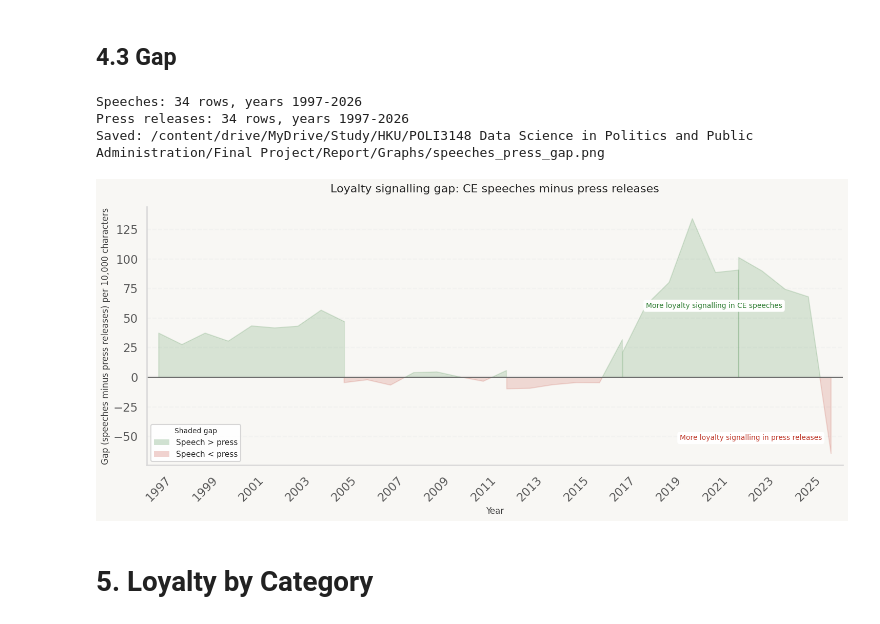
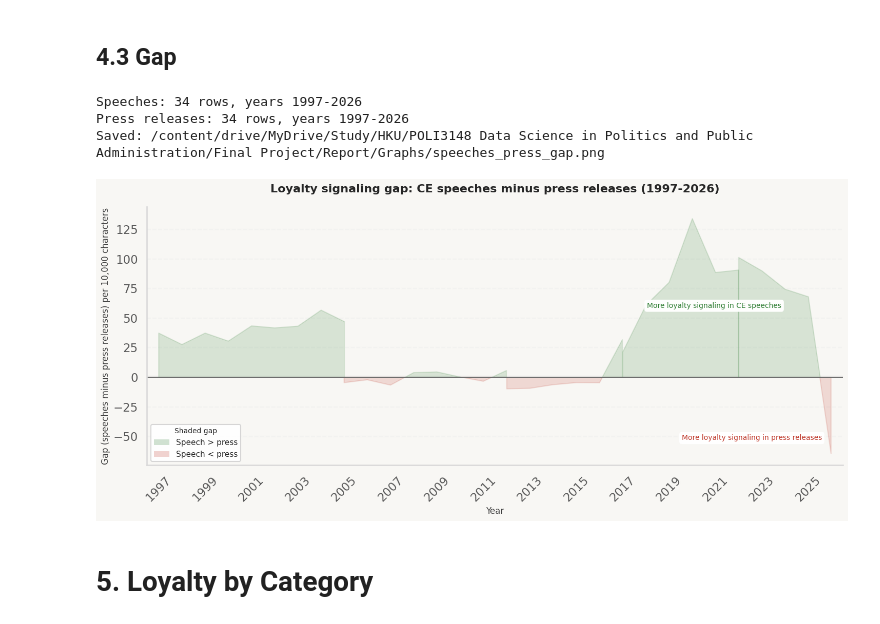
Before and after one commit to dengsherry2003-ui/Final_Project, a Jupyter notebook: Code/Analysis_combined.ipynb, the cells around one changed output. Drawn from its saved outputs; the diff is of its cells as text; code cells hidden in the pictures.

```diff
--- a/Code/Analysis_combined.ipynb
+++ b/Code/Analysis_combined.ipynb
@@ -841,7 +841,7 @@ else:
     # 设置标签与标题
     ax1.set_xlabel('Year', fontsize=12)
     ax1.set_ylabel("Keyword Hits per 10k Characters", fontsize=12)
-    plt.title("Trend of Loyalty Signaling in CE Speeches by Year (1997-Present)", fontsize=16, pad=30)
+    plt.title("Trend of Loyalty Signaling in CE Speeches by Year (1997-2026)", fontsize=20, fontweight="bold", pad=30)
 
     # 设定图例：合并 ax1 的内容
     handles, labels = ax1.get_legend_handles_labels()
@@ -1013,7 +1013,7 @@ import seaborn as sns
 import numpy as np
 
 # ==========================================
-# 按年份统计Loyalty Signalling密度：柱状图（总体）+ 折线图（各特首）
+# 按年份统计Loyalty Signaling密度：柱状图（总体）+ 折线图（各特首）
 # ==========================================
 
 sns.set_theme(style="whitegrid", rc={"axes.edgecolor": "0.8", "grid.color": "0.9"})
@@ -1063,7 +1063,7 @@ for ce_name, texts in all_sources:
             continue
 
         char_count = len(content)
-        # 计算该篇文本包含的Loyalty Signalling关键词命中总数
+        # 计算该篇文本包含的Loyalty Signaling关键词命中总数
         hits = sum(content.count(kw) for kw in loyalty_signaling_keywords)
 
         yearly_data.append({
@@ -1145,7 +1145,7 @@ else:
     # 设置标签与标题
     ax1.set_xlabel('Year', fontsize=12)
     ax1.set_ylabel("Keyword Hits per 10k Characters", fontsize=12)
-    plt.title("Trend of Loyalty Signalling in Press Releases by Year (1997-Present)", fontsize=16, pad=30)
+    plt.title("Trend of Loyalty Signaling in Press Releases by Year (1997-2026)", fontsize=16, fontweight="bold", pad=30)
 
     # 设定图例：合并 ax1 的内容
     handles, labels = ax1.get_legend_handles_labels()
@@ -1596,7 +1584,7 @@ if all_years:
 ax.axhline(0, color=zero_line_color, linewidth=1.4, linestyle="-")
 ax.set_xlabel("Year", fontsize=12)
 ax.set_ylabel("Gap (speeches minus press releases) per 10,000 characters", fontsize=12)
-ax.set_title("Loyalty signalling gap: CE speeches minus press releases", fontsize=16, pad=20)
+ax.set_title("Loyalty signaling gap: CE speeches minus press releases (1997-2026)", fontsize=16, fontweight="bold", pad=20)
 
 ax.grid(axis="y", linestyle="--", alpha=0.4)
 sns.despine(ax=ax, top=True, right=True)
@@ -1613,7 +1601,7 @@ if gap_series:
             ax.text(
                 pos_pick["Year"] + 0.95,
                 pos_pick["Gap"] * 0.45,
-                "More loyalty signalling in CE speeches",
+                "More loyalty signaling in CE speeches",
                 fontsize=10,
                 color=gap_pos_color,
                 ha="center",
@@ -1625,39 +1613,39 @@ if gap_series:
         if pd.notna(neg_idx):
             neg_pick = neg_rows.loc[neg_idx]
             ax.annotate(
-                "More loyalty signalling in press releases",
+                "More loyalty signaling in press releases",
                 xy=(neg_pick["Year"], neg_pick["Gap"]),
                 xytext=(neg_pick["Year"] - 0.4, neg_pick["Gap"] * 0.75),
                 textcoords="data",
                 fontsize=10,
                 color=gap_neg_color,
                 ha="right",
                 va="top",
                 bbox={"boxstyle": "round,pad=0.35", "fc": "white", "ec": "none", "alpha": 1},
 )
 
 style_handles = [
     Patch(facecolor=gap_pos_color, edgecolor="none", alpha=0.22, label="Speech > press"),
     Patch(facecolor=gap_neg_color, edgecolor="none", alpha=0.22, label="Speech < press"),
 ]
 ax.legend(
     handles=style_handles,
     loc="lower left",
     frameon=True,
     framealpha=0.92,
     edgecolor="lightgray",
     fontsize=11,
     title="Shaded gap",
     title_fontsize=10,
 )
 
 plt.tight_layout()
 save_and_show(fig, "speeches_press_gap")
 # %% [output]
 Speeches: 34 rows, years 1997-2026
 Press releases: 34 rows, years 1997-2026
 Saved: /content/drive/MyDrive/Study/HKU/POLI3148 Data Science in Politics and Public Administration/Final Project/Report/Graphs/speeches_press_gap.png
-[figure, old version]
+[figure, new version]
 # %% [markdown]
 # 5. Loyalty by Category
 # %% [markdown]
```
Also changed, not shown: parts of 10 cells of this notebook, 26 other files.
